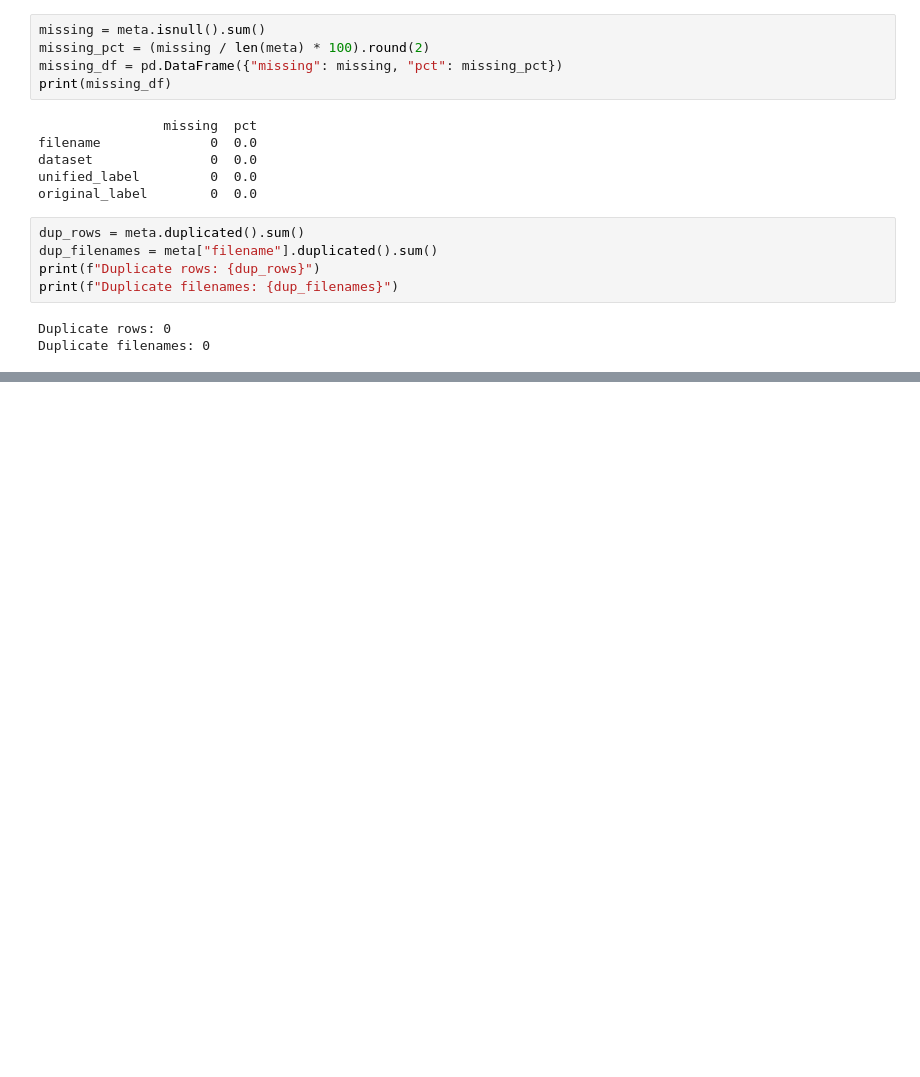
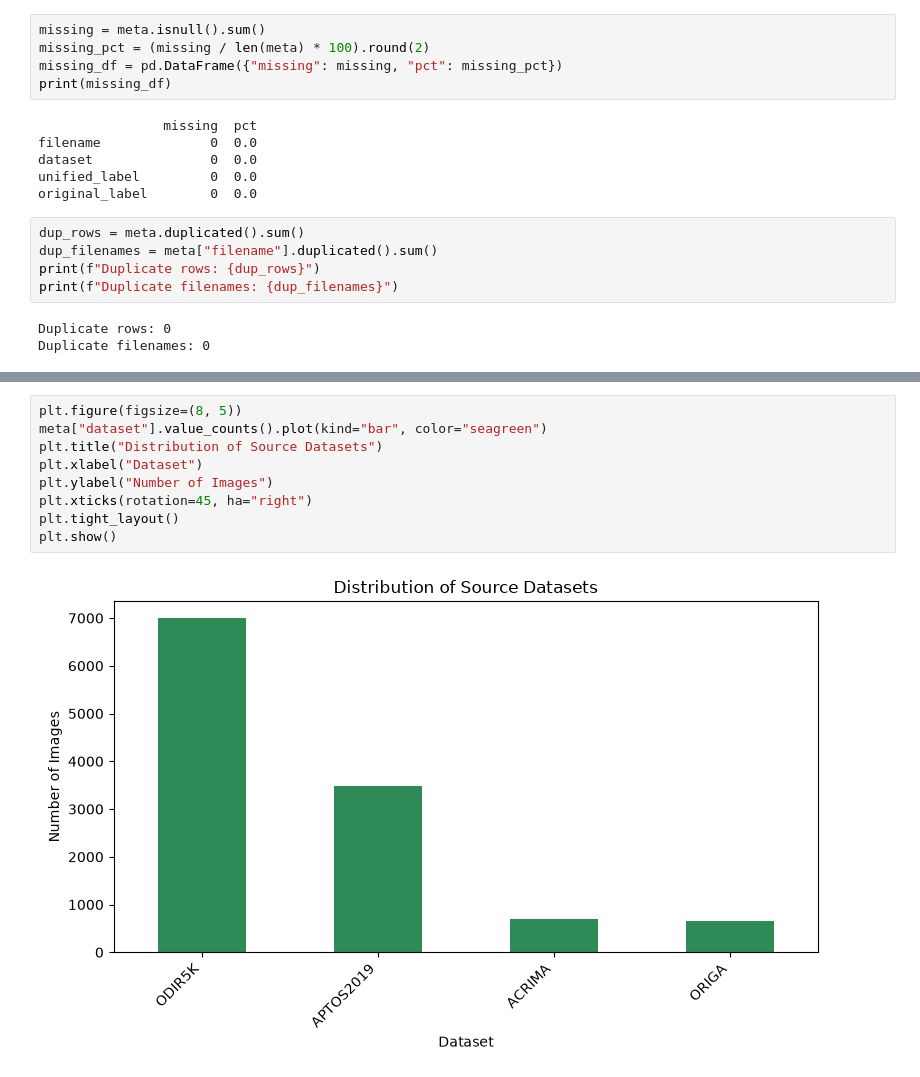
Before and after one commit to mahmoudshoip94/EyeDisease, a Jupyter notebook: data_prepration.ipynb, the cells around one changed output, grey strips where cells are left out. Drawn from its saved outputs; the diff is of its cells as text; blank space fills up the shorter version.

```diff
--- a/data_prepration.ipynb
+++ b/data_prepration.ipynb
@@ -71,0 +87,11 @@ Duplicate filenames: 0
+# %%
+plt.figure(figsize=(8, 5))
+meta["dataset"].value_counts().plot(kind="bar", color="seagreen")
+plt.title("Distribution of Source Datasets")
+plt.xlabel("Dataset")
+plt.ylabel("Number of Images")
+plt.xticks(rotation=45, ha="right")
+plt.tight_layout()
+plt.show()
+# %% [output]
+[figure, added]
```
Also changed, not shown: parts of 11 cells of this notebook.
